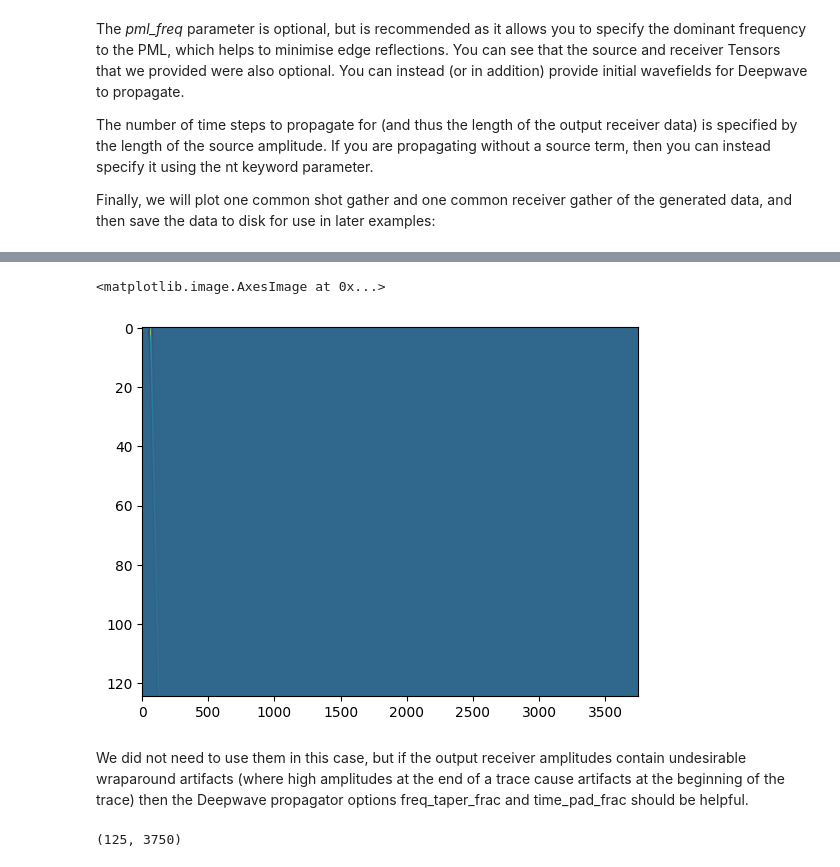
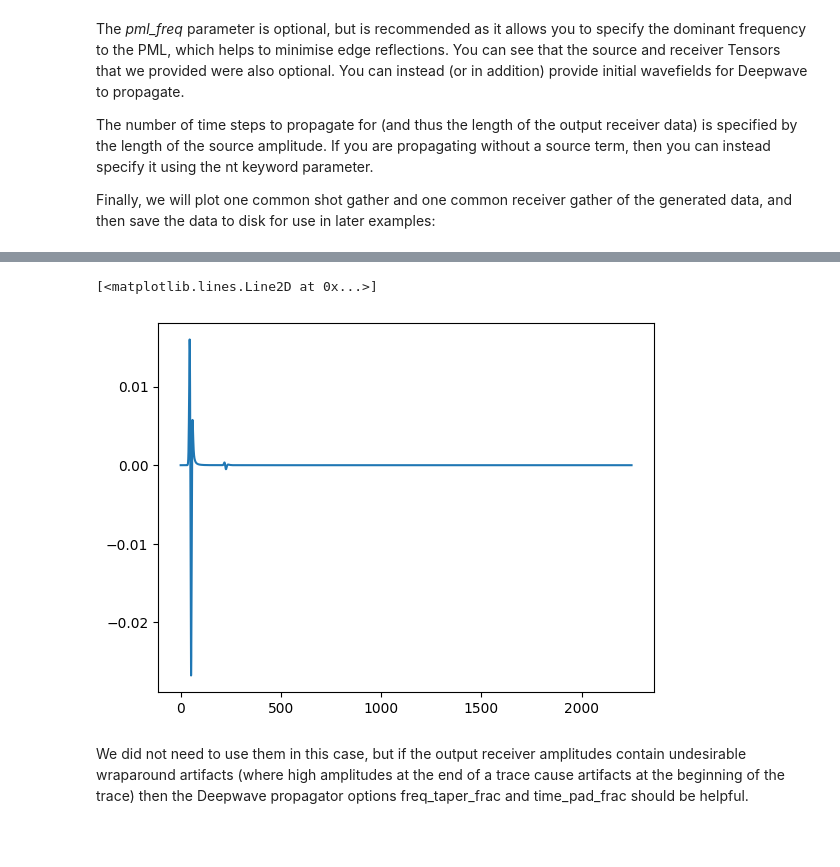
Before and after one commit to aissah/coherence_analysis_histroy, a Jupyter notebook: marmousi_deepwave.ipynb, the cells around one changed output, grey strips where cells are left out. Drawn from its saved outputs; the diff is of its cells as text; code cells hidden in the pictures; blank space fills up the shorter version.

```diff
--- a/marmousi_deepwave.ipynb
+++ b/marmousi_deepwave.ipynb
@@ -62,8 +62,8 @@ receiver_depth = 2  # 2 * 4m = 8m
 
 n_receivers_per_shot = min(n_receivers_per_shot, int(nx/d_receiver))
 
-freq = 10
-nt = 750 * 5
+freq = 15
+nt = 750 * 3
 dt = 0.004
 peak_time = 2.5 / freq
 
@@ -86,7 +86,7 @@ receiver_locations[:, :, 0] = (
 
 # source_amplitudes
 source_amplitudes = (
-    -10 * deepwave.wavelets.ricker(freq, nt, dt, peak_time)
+    deepwave.wavelets.ricker(freq, nt, dt, peak_time)
     .repeat(n_shots, n_sources_per_shot, 1)
     .to(device)
 )
@@ -95,12 +95,12 @@ Both spatial dimensions are treated equally in Deepwave. In this example we chos
 
 That’s all the setup that we need for forward modelling, so we are now ready to call Deepwave. As we would like to ensure that the results are as accurate as possible, we will specify that we wish to use 8th order accurate spatial finite differences:
 # %%
-freq = 25
-nt = 750
-dt = 0.004
-peak_time = 1.5 / freq
+# freq = 15
+# nt = 750
+# dt = 0.004
+# peak_time = 1.5 / freq
 
-ricker_wavelet = 10 * deepwave.wavelets.ricker(freq, nt, dt, peak_time)
+ricker_wavelet = deepwave.wavelets.ricker(freq, nt, dt, peak_time)
 plt.plot(ricker_wavelet)
 # %% [output]
 [<matplotlib.lines.Line2D at 0x...>]
@@ -152,12 +160,7 @@ plt.tight_layout()
 # %%
-plt.imshow(receiver_amplitudes.cpu()[0], aspect='auto')
+plt.plot(receiver_amplitudes.cpu()[0, 19])
 # %% [output]
-<matplotlib.image.AxesImage at 0x...>
+[<matplotlib.lines.Line2D at 0x...>]
-[figure, old version]
+[figure, new version]
 # %% [markdown]
 We did not need to use them in this case, but if the output receiver amplitudes contain undesirable wraparound artifacts (where high amplitudes at the end of a trace cause artifacts at the beginning of the trace) then the Deepwave propagator options freq_taper_frac and time_pad_frac should be helpful.
-# %%
-coherence_data = receiver_amplitudes[0].cpu().numpy()
-coherence_data.shape
-# %% [output]
-(125, 3750)
```
Also changed, not shown: parts of 12 cells of this notebook.
